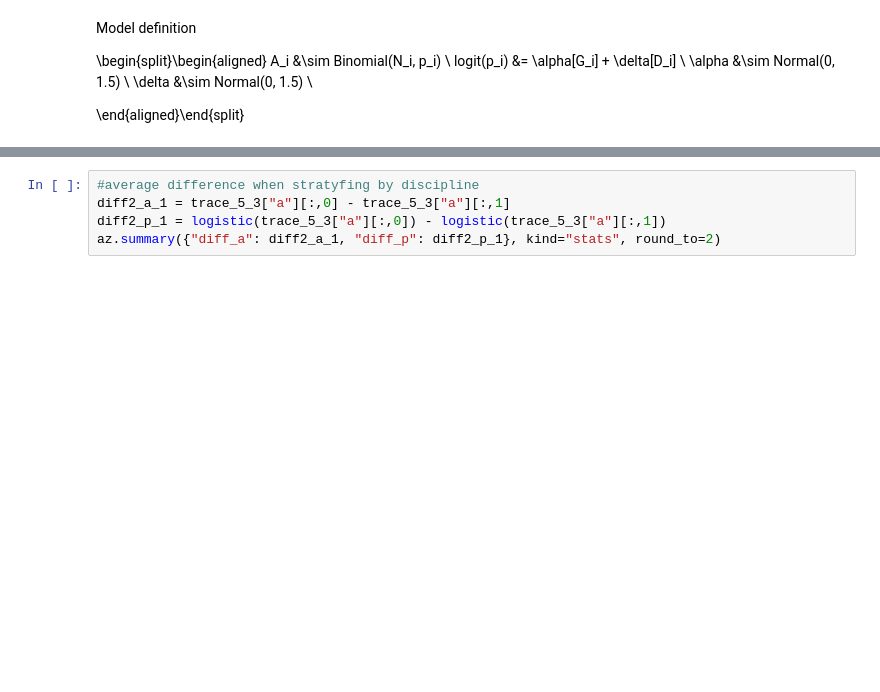
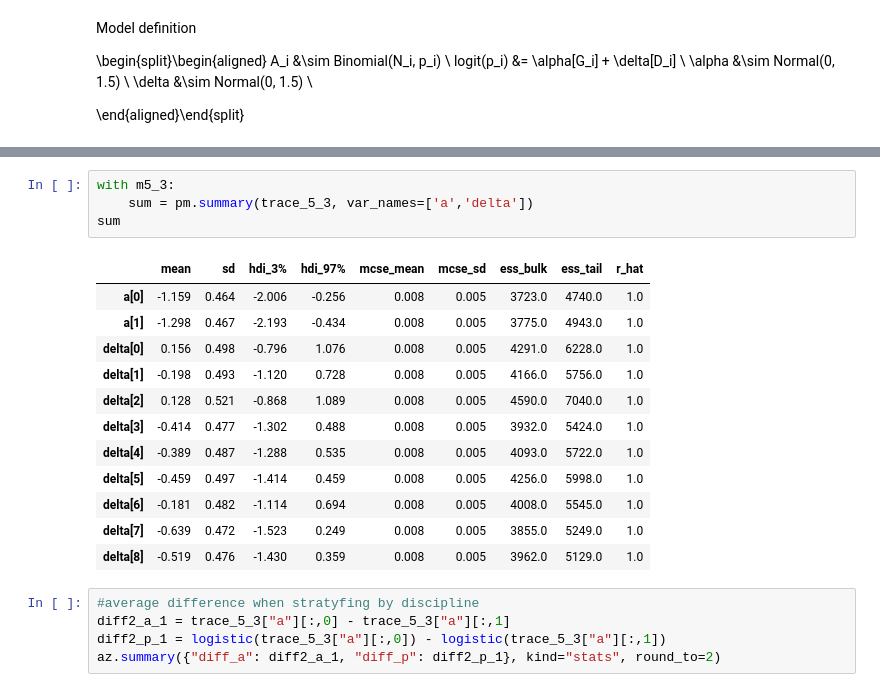
Before and after one commit to fhte2/statistical-rethinking, a Jupyter notebook: Week_5_exercises.ipynb, the cells around one changed output, grey strips where cells are left out. Cells and saved outputs as stored; diff of their text form; blank space fills up the shorter version.

```diff
--- a/Week_5_exercises.ipynb
+++ b/Week_5_exercises.ipynb
@@ -213,3 +238,20 @@ tr;
+# %%
+with m5_3:
+    sum = pm.summary(trace_5_3, var_names=['a','delta'])
+sum
+# %% [output]
+|  | mean | sd | hdi_3% | hdi_97% | mcse_mean | mcse_sd | ess_bulk | ess_tail | r_hat |
+| a[0] | -1.159 | 0.464 | -2.006 | -0.256 | 0.008 | 0.005 | 3723.0 | 4740.0 | 1.0 |
+| a[1] | -1.298 | 0.467 | -2.193 | -0.434 | 0.008 | 0.005 | 3775.0 | 4943.0 | 1.0 |
+| delta[0] | 0.156 | 0.498 | -0.796 | 1.076 | 0.008 | 0.005 | 4291.0 | 6228.0 | 1.0 |
+| delta[1] | -0.198 | 0.493 | -1.120 | 0.728 | 0.008 | 0.005 | 4166.0 | 5756.0 | 1.0 |
+| delta[2] | 0.128 | 0.521 | -0.868 | 1.089 | 0.008 | 0.005 | 4590.0 | 7040.0 | 1.0 |
+| delta[3] | -0.414 | 0.477 | -1.302 | 0.488 | 0.008 | 0.005 | 3932.0 | 5424.0 | 1.0 |
+| delta[4] | -0.389 | 0.487 | -1.288 | 0.535 | 0.008 | 0.005 | 4093.0 | 5722.0 | 1.0 |
+| delta[5] | -0.459 | 0.497 | -1.414 | 0.459 | 0.008 | 0.005 | 4256.0 | 5998.0 | 1.0 |
+| delta[6] | -0.181 | 0.482 | -1.114 | 0.694 | 0.008 | 0.005 | 4008.0 | 5545.0 | 1.0 |
+| delta[7] | -0.639 | 0.472 | -1.523 | 0.249 | 0.008 | 0.005 | 3855.0 | 5249.0 | 1.0 |
+| delta[8] | -0.519 | 0.476 | -1.430 | 0.359 | 0.008 | 0.005 | 3962.0 | 5129.0 | 1.0 |
 # %%
 #average difference when stratyfing by discipline
 diff2_a_1 = trace_5_3["a"][:,0] - trace_5_3["a"][:,1]
```
Also changed, not shown: parts of 5 cells of this notebook.
